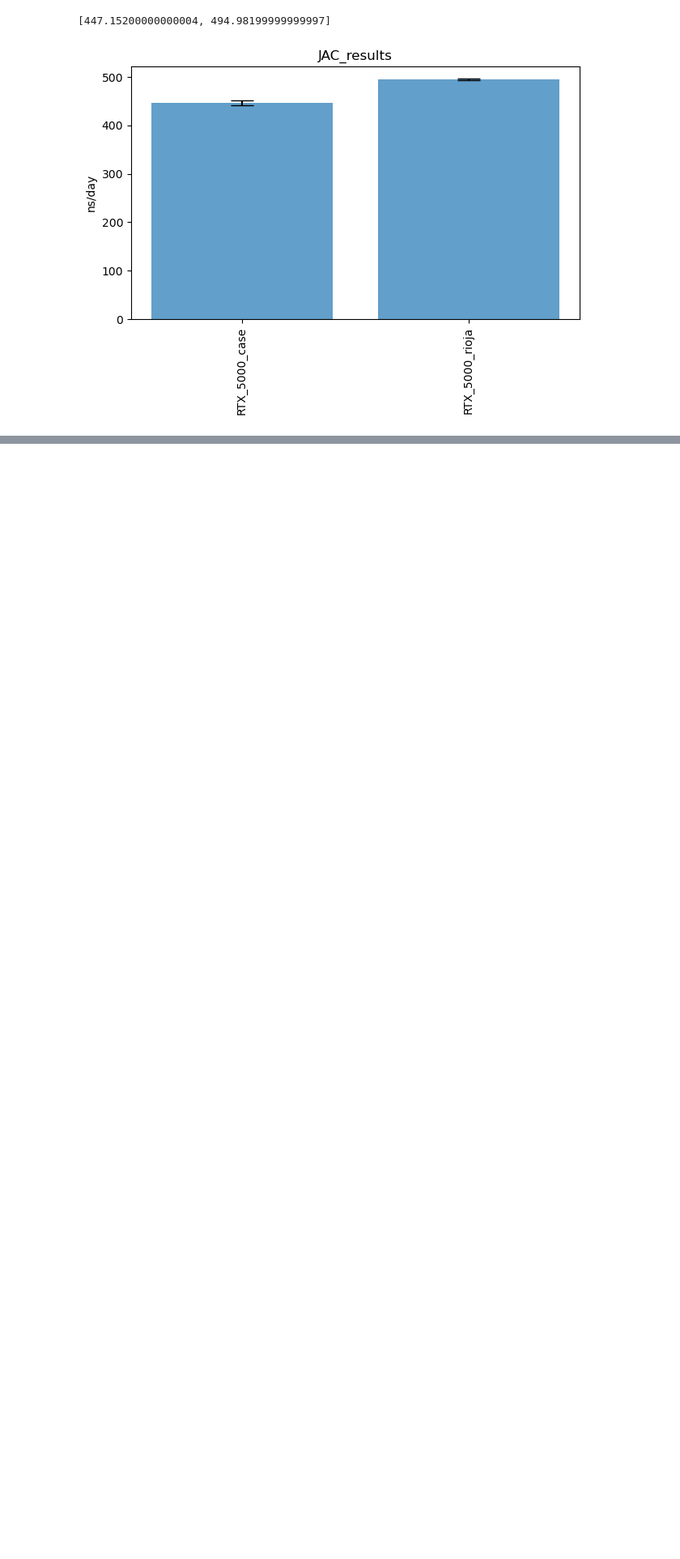
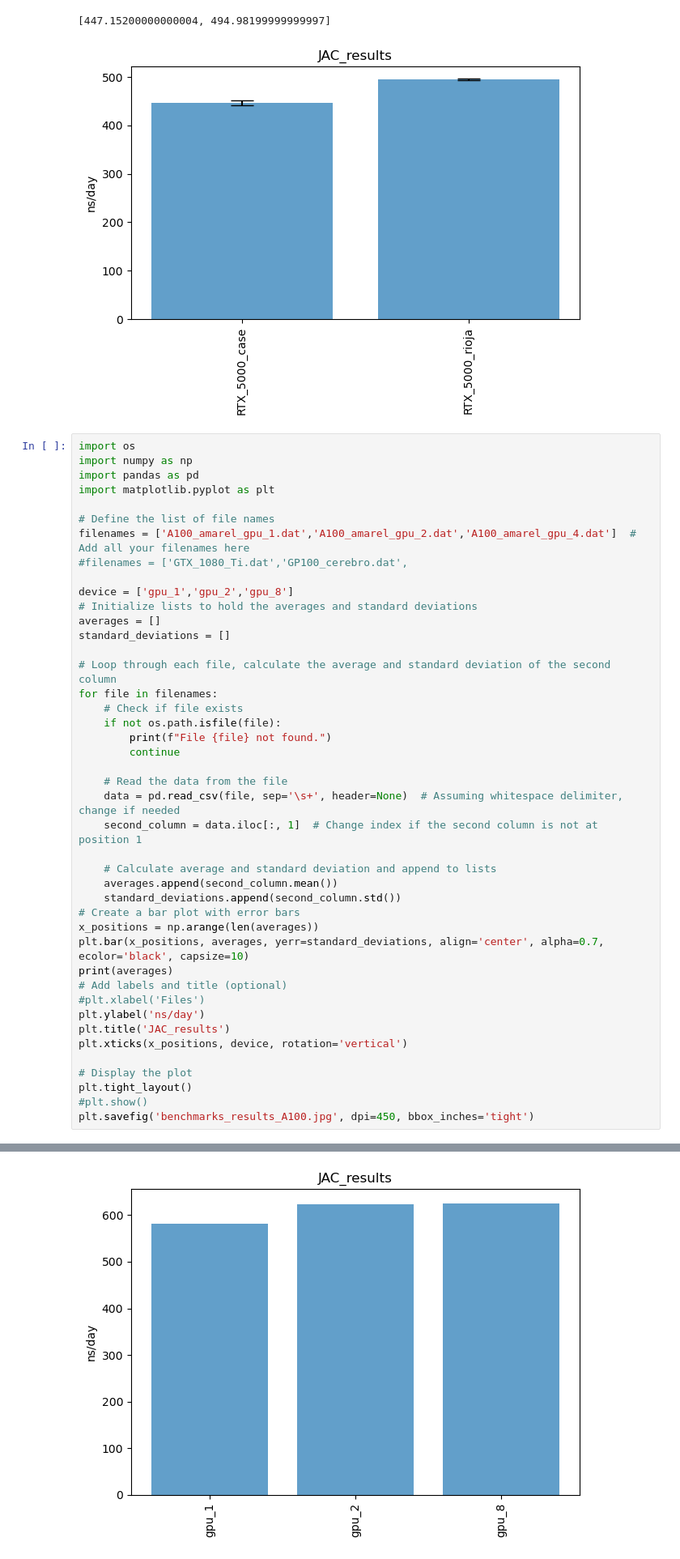
Before and after one commit to NgFEP/NgFEP-assessment, a Jupyter notebook: AMBER-benchmark/jac_pmemd.cuda/plot/avg-sd.ipynb, the cells around one changed output, grey strips where cells are left out. Shown: that part at 81% size. Drawn from its saved outputs; the diff is of its cells as text; blank space fills up the shorter version.

Commit message:
add amarel benchmarks results

```diff
--- a/AMBER-benchmark/jac_pmemd.cuda/plot/avg-sd.ipynb
+++ b/AMBER-benchmark/jac_pmemd.cuda/plot/avg-sd.ipynb
@@ -92,3 +92,47 @@ plt.savefig('benchmarks_results_rtx_5000.jpg', dpi=450, bbox_inches='tight')
 # %% [output]
 [447.15200000000004, 494.98199999999997]
 [figure]
+# %%
+import os
+import numpy as np
+import pandas as pd
+import matplotlib.pyplot as plt
+
+# Define the list of file names
+filenames = ['A100_amarel_gpu_1.dat','A100_amarel_gpu_2.dat','A100_amarel_gpu_4.dat']  # Add all your filenames here
+#filenames = ['GTX_1080_Ti.dat','GP100_cerebro.dat',
+
+device = ['gpu_1','gpu_2','gpu_8']
+# Initialize lists to hold the averages and standard deviations
+averages = []
+standard_deviations = []
+
+# Loop through each file, calculate the average and standard deviation of the second column
+for file in filenames:
+    # Check if file exists
+    if not os.path.isfile(file):
+        print(f"File {file} not found.")
+        continue
+
+    # Read the data from the file
+    data = pd.read_csv(file, sep='\s+', header=None)  # Assuming whitespace delimiter, change if needed
+    second_column = data.iloc[:, 1]  # Change index if the second column is not at position 1
+
+    # Calculate average and standard deviation and append to lists
+    averages.append(second_column.mean())
+    standard_deviations.append(second_column.std())
+# Create a bar plot with error bars
+x_positions = np.arange(len(averages))
+plt.bar(x_positions, averages, yerr=standard_deviations, align='center', alpha=0.7, ecolor='black', capsize=10)
+print(averages)
+# Add labels and title (optional)
+#plt.xlabel('Files')
+plt.ylabel('ns/day')
+plt.title('JAC_results')
+plt.xticks(x_positions, device, rotation='vertical')
+
+# Display the plot
+plt.tight_layout()
+#plt.show()
+plt.savefig('benchmarks_results_A100.jpg', dpi=450, bbox_inches='tight')
+# %% [output]
@@ -94,0 +140 @@ plt.savefig('benchmarks_results_rtx_5000.jpg', dpi=450, bbox_inches='tight')
+[figure, added]
```
Also changed, not shown: parts of 1 cell of this notebook, 9 other files.
